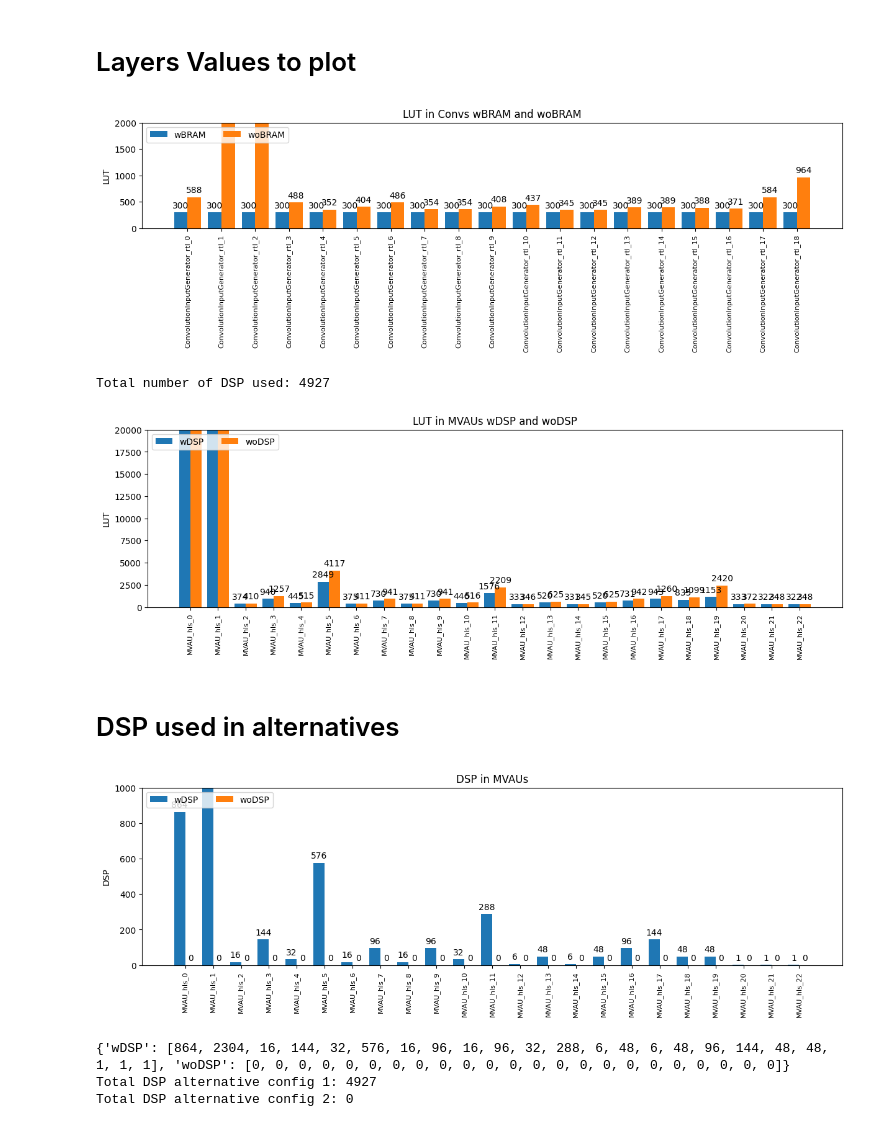
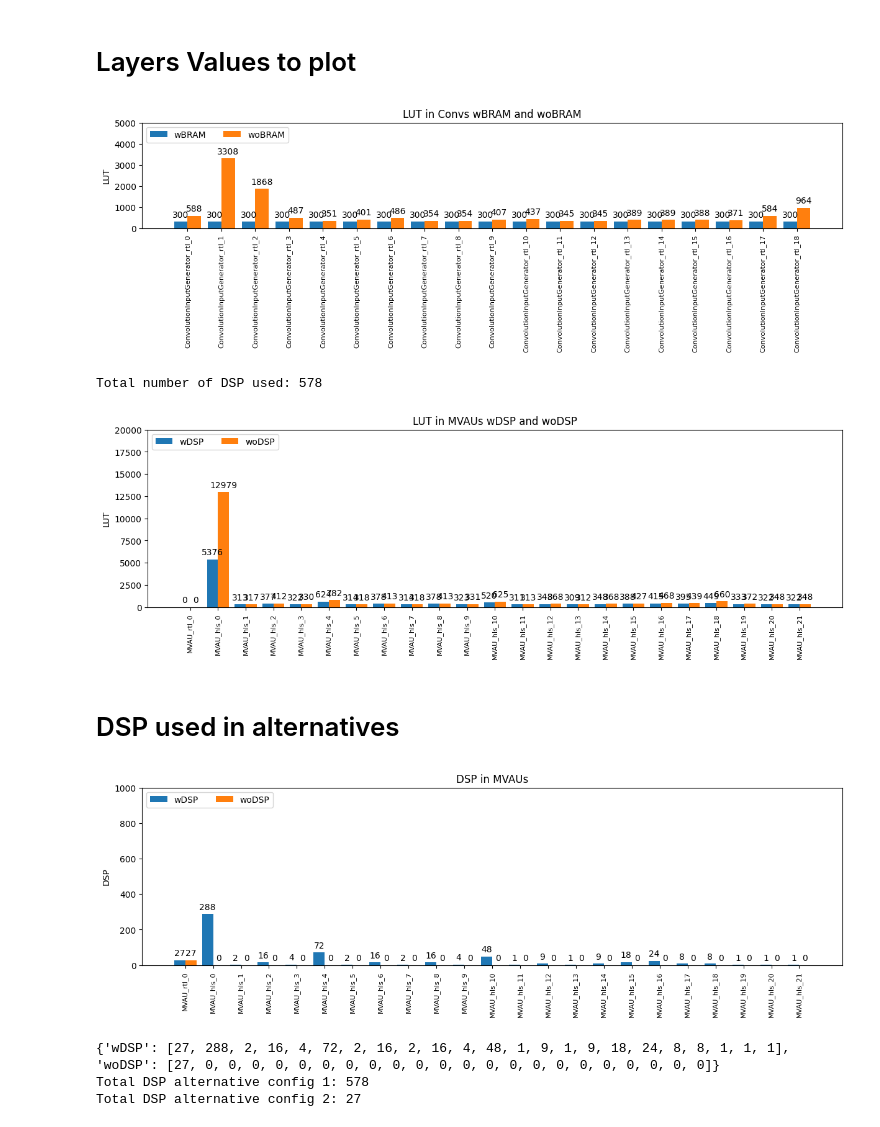
Before and after one commit to wortelio/tfm_gpu_die, a Jupyter notebook: finn/notebooks/uav_finn/classification/bed_resnet_w1a1_to_finn_driver/analysis_hw_reports.ipynb, the cells around one changed output. Cells and saved outputs as stored; diff of their text form; code cells hidden in the pictures.

```diff
--- a/finn/notebooks/uav_finn/classification/bed_resnet_w1a1_to_finn_driver/analysis_hw_reports.ipynb
+++ b/finn/notebooks/uav_finn/classification/bed_resnet_w1a1_to_finn_driver/analysis_hw_reports.ipynb
@@ -8,8 +8,8 @@ import numpy as np
 estimates_exp = True
 # %%
 experiments_folder = ('./experiments'
-                      + '/500_FPS'
-                      + '/01_estimates__V52_NoStandAlone')
+                      + '/100_FPS'
+                      + '/03_estimates__V5_StandAlone_rtl_hls')
 
 if estimates_exp == False:
     experiments_folder += '/output_full_build'
@@ -197,26 +197,26 @@ mvau_dsp_opt = {
 # %%
 x = np.arange(len(conv_layers))  # the label locations
 width = 0.4  # the width of the bars
 multiplier = 0
 
 fig, ax = plt.subplots(layout='constrained', figsize=(12, 4))
 
 for attribute, measurement in conv_lut_opt.items():
     offset = width * multiplier
     rects = ax.bar(x + offset, measurement, width, label=attribute)
     ax.bar_label(rects, padding=3)
     multiplier += 1
 
 # Add some text for labels, title and custom x-axis tick labels, etc.
 ax.set_ylabel('LUT')
 ax.set_title('LUT in Convs wBRAM and woBRAM')
 ax.set_xticks(x + width/2, conv_layers, rotation=90, fontsize = 8)
 ax.legend(loc='upper left', ncols=3)
-ax.set_ylim(0, 2000)
+ax.set_ylim(0, 5000)
 
 plt.show()
 # %% [output]
-[figure, old version]
+[figure, new version]
 # %%
 print(f'Total number of DSP used: {np.array(list(dsp_list[0].values())).sum()}')
 
@@ -241,8 +241,8 @@ ax.set_ylim(0, 20000)
 
 plt.show()
 # %% [output]
-Total number of DSP used: 4927
+Total number of DSP used: 578
-[figure, old version]
+[figure, new version]
 # %% [markdown]
 # DSP used in alternatives
 # %%
@@ -267,12 +267,12 @@ ax.set_ylim(0, 1000)
 
 plt.show()
 # %% [output]
-[figure, old version]
+[figure, new version]
 # %%
 print(mvau_dsp_opt)
 print(f'Total DSP alternative config 1: {np.array(mvau_dsp_opt["wDSP"]).sum()}')
 print(f'Total DSP alternative config 2: {np.array(mvau_dsp_opt["woDSP"]).sum()}')
 # %% [output]
-{'wDSP': [864, 2304, 16, 144, 32, 576, 16, 96, 16, 96, 32, 288, 6, 48, 6, 48, 96, 144, 48, 48, 1, 1, 1], 'woDSP': [0, 0, 0, 0, 0, 0, 0, 0, 0, 0, 0, 0, 0, 0, 0, 0, 0, 0, 0, 0, 0, 0, 0]}
-Total DSP alternative config 1: 4927
-Total DSP alternative config 2: 0
+{'wDSP': [27, 288, 2, 16, 4, 72, 2, 16, 2, 16, 4, 48, 1, 9, 1, 9, 18, 24, 8, 8, 1, 1, 1], 'woDSP': [27, 0, 0, 0, 0, 0, 0, 0, 0, 0, 0, 0, 0, 0, 0, 0, 0, 0, 0, 0, 0, 0, 0]}
+Total DSP alternative config 1: 578
+Total DSP alternative config 2: 27
```
Also changed, not shown: parts of 3 cells of this notebook, 26 other files.
